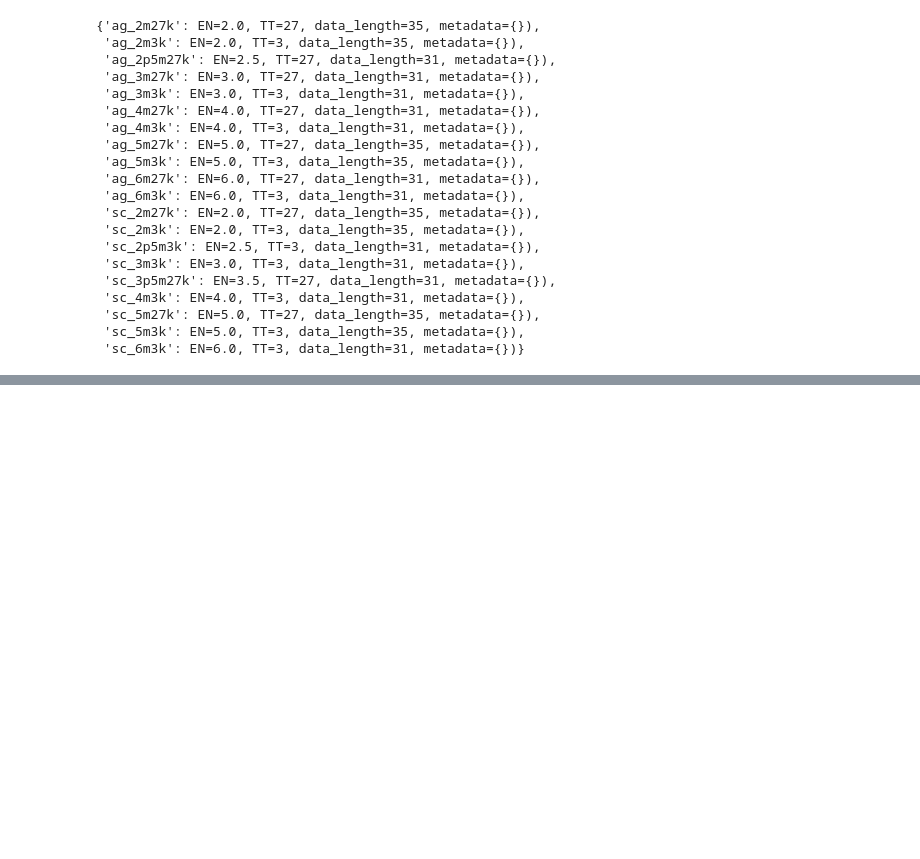
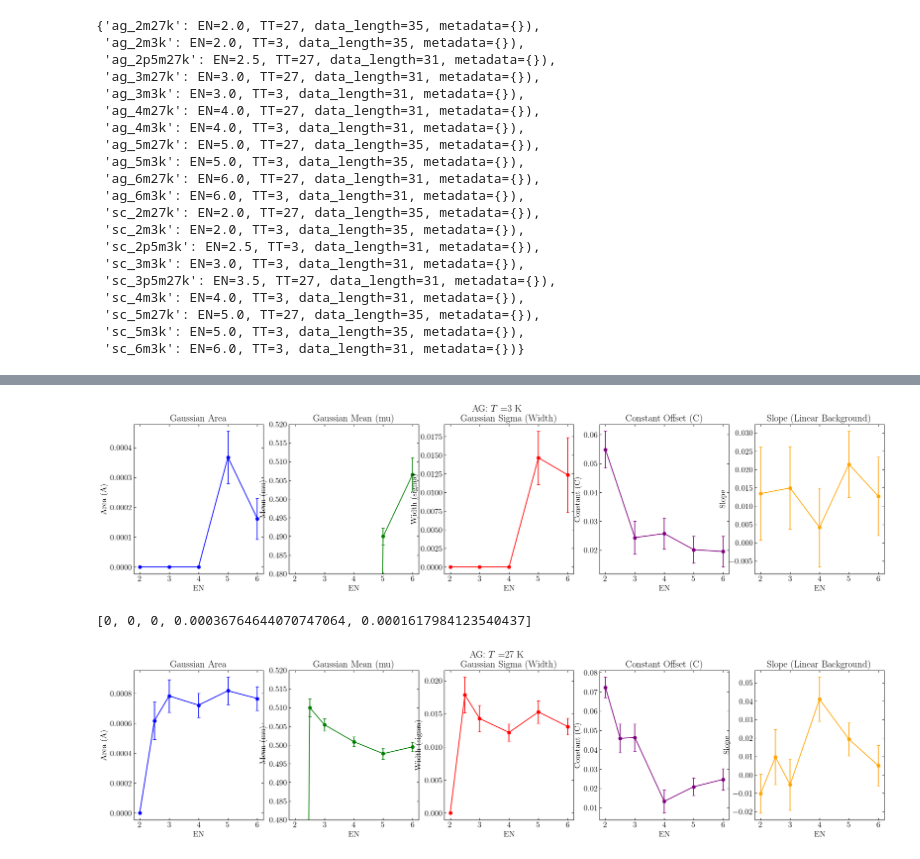
Before and after one commit to KristineKrighaar/NCCO_Article_Code, a Jupyter notebook: DataAnalysis_TAIPAN.ipynb, the cells around one changed output, grey strips where cells are left out. Cells and saved outputs as stored; diff of their text form; code cells hidden in the pictures; blank space fills up the shorter version.

```diff
--- a/DataAnalysis_TAIPAN.ipynb
+++ b/DataAnalysis_TAIPAN.ipynb
@@ -431,0 +428,24 @@ AllSets
+# %%
+# Lists to hold filtered datasets based on TT and prefix
+AG_scans_3K = []
+AG_scans_27K = []
+SC_scans_3K = []
+SC_scans_27K = []
+
+# Iterate through all datasets and classify them based on the prefix (ag_/sc_) and TT value
+for name, dataset in AllSets.items():
+    if name.startswith("ag_"):
+        # Create Dataset instance and append to the appropriate AG list based on TT
+        ag_dataset = Dataset(dataset.QH, dataset.QK, dataset.CNT, dataset.CNT_err, dataset.MN, dataset.EN, dataset.TT, **dataset.metadata)
+        if dataset.TT == 3:
+            AG_scans_3K.append(ag_dataset)
+        elif dataset.TT == 27:
+            AG_scans_27K.append(ag_dataset)
+
+    elif name.startswith("sc_"):
+        # Create Dataset instance and append to the appropriate SC list based on TT
+        sc_dataset = Dataset(dataset.QH, dataset.QK, dataset.CNT, dataset.CNT_err, dataset.MN, dataset.EN, dataset.TT, **dataset.metadata)
+        if dataset.TT == 3:
+            SC_scans_3K.append(sc_dataset)
+        elif dataset.TT == 27:
+            SC_scans_27K.append(sc_dataset)
@@ -431,0 +520,11 @@ AllSets
+# %%
+plot_fit_parameters(AG_scans_3K, x_attr='EN', title='AG: $T =$3 K')
+area_ag_3K, area_err_ag_3K = PlotGaussArea(AG_scans_3K, x_attr='EN', title='AG: $T =$3 K')
+print(area_ag_3K)
+
+plot_fit_parameters(AG_scans_27K, x_attr='EN', title='AG: $T =$27 K')
+area_ag_27K, area_err_ag_27K = PlotGaussArea(AG_scans_27K, x_attr='EN', title='AG: $T =$27 K')
+# %% [output]
+[figure, added]
+[0, 0, 0, 0.00036764644070747064, 0.0001617984123540437]
+[figure, added]
```
Also changed, not shown: parts of 7 cells of this notebook, 1 other file.
